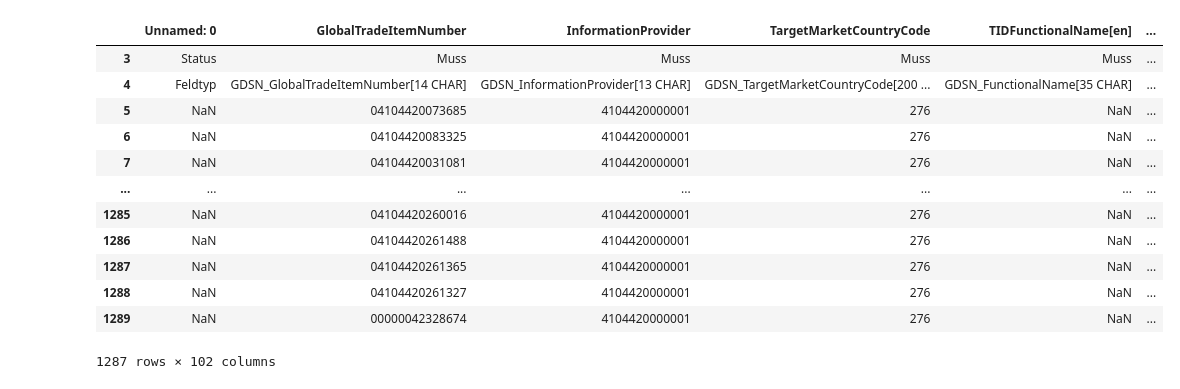
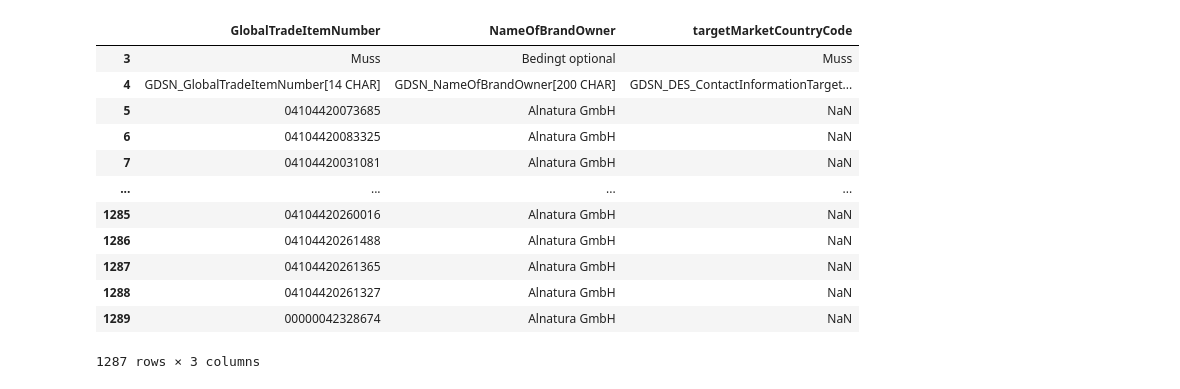
Before and after one commit to ChickenWithRiceW/open_food_facts_import_module, a Jupyter notebook: src/pipeline/eda.ipynb, the cells around one changed output. Saved outputs shown, nothing was run; the diff lists cells and outputs as text; code cells hidden in the pictures.

```diff
--- a/src/pipeline/eda.ipynb
+++ b/src/pipeline/eda.ipynb
@@ -4,7 +21,7 @@ import pandas as pd
 excel_file = "../dev_data_struct/sample_salsify.xlsx"
 
 all_sheets = {
-    sheet_name: pd.read_excel(excel_file, sheet_name=sheet_name, header=5).iloc[3:]
+    sheet_name: pd.read_excel(excel_file, sheet_name=sheet_name, header=5)
     for sheet_name in pd.ExcelFile(excel_file).sheet_names
 }
 
@@ -22,4 +39,3 @@ df = salsify
 
 # Access a sheet directly:
 # df["Audio_TV_Computer_Photo"]
-print(list(df.keys()))
@@ -28,16 +200,18 @@ print(list(df.keys()))
 # %%
-df["Artikelbeschreibung"]
+df["Artikelidentifikation"][['GlobalTradeItemNumber',
+                             'NameOfBrandOwner',
+                             'targetMarketCountryCode']]
 # %% [output]
-|  | Unnamed: 0 | GlobalTradeItemNumber | InformationProvider | TargetMarketCountryCode | TIDFunctionalName[en] | ... |
-| 3 | Status | Muss | Muss | Muss | Muss | ... |
-| 4 | Feldtyp | GDSN_GlobalTradeItemNumber[14 CHAR] | GDSN_InformationProvider[13 CHAR] | GDSN_TargetMarketCountryCode[200 ... | GDSN_FunctionalName[35 CHAR] | ... |
-| 5 | NaN | 04104420073685 | 4104420000001 | 276 | NaN | ... |
-| 6 | NaN | 04104420083325 | 4104420000001 | 276 | NaN | ... |
-| 7 | NaN | 04104420031081 | 4104420000001 | 276 | NaN | ... |
-| ... | ... | ... | ... | ... | ... | ... |
-| 1285 | NaN | 04104420260016 | 4104420000001 | 276 | NaN | ... |
-| 1286 | NaN | 04104420261488 | 4104420000001 | 276 | NaN | ... |
-| 1287 | NaN | 04104420261365 | 4104420000001 | 276 | NaN | ... |
-| 1288 | NaN | 04104420261327 | 4104420000001 | 276 | NaN | ... |
-| 1289 | NaN | 00000042328674 | 4104420000001 | 276 | NaN | ... |
+|  | GlobalTradeItemNumber | NameOfBrandOwner | targetMarketCountryCode |
+| 3 | Muss | Bedingt optional | Muss |
+| 4 | GDSN_GlobalTradeItemNumber[14 CHAR] | GDSN_NameOfBrandOwner[200 CHAR] | GDSN_DES_ContactInformationTarget... |
+| 5 | 04104420073685 | Alnatura GmbH | NaN |
+| 6 | 04104420083325 | Alnatura GmbH | NaN |
+| 7 | 04104420031081 | Alnatura GmbH | NaN |
+| ... | ... | ... | ... |
+| 1285 | 04104420260016 | Alnatura GmbH | NaN |
+| 1286 | 04104420261488 | Alnatura GmbH | NaN |
+| 1287 | 04104420261365 | Alnatura GmbH | NaN |
+| 1288 | 04104420261327 | Alnatura GmbH | NaN |
+| 1289 | 00000042328674 | Alnatura GmbH | NaN |
-1287 rows × 102 columns
+1287 rows × 3 columns
```
Also changed, not shown: parts of 11 cells of this notebook, 2 other files.
